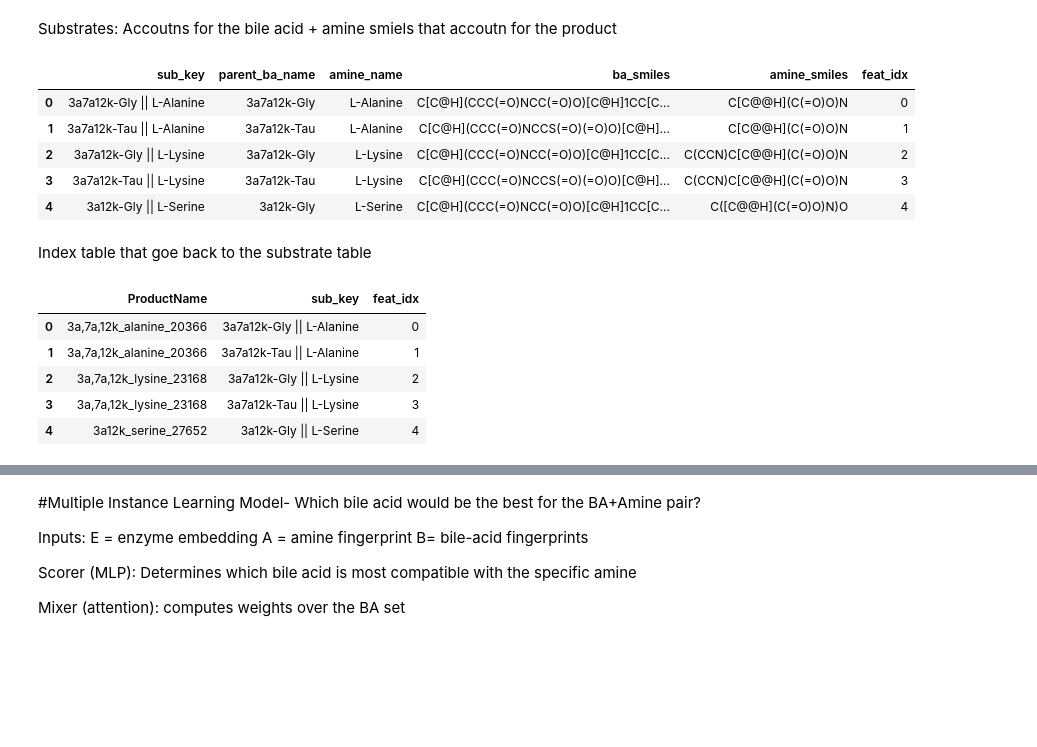
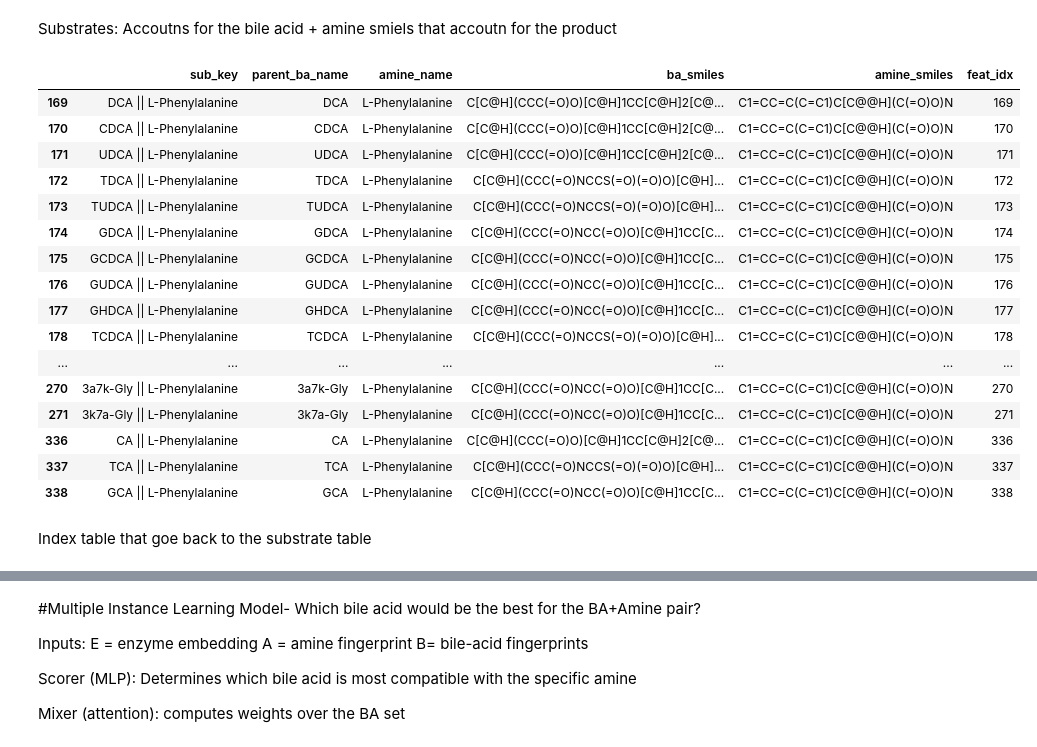
Before and after one commit to adsiordia/BSH-Model, a Jupyter notebook: BSH_conjugation_model.ipynb, the cells around one changed output, grey strips where cells are left out. Cells and saved outputs as stored; diff of their text form; code cells hidden in the pictures; blank space fills up the shorter version.

```diff
--- a/BSH_conjugation_model.ipynb
+++ b/BSH_conjugation_model.ipynb
@@ -337,23 +331,25 @@ print("Saved: group_membership_with_featidx.csv, substrates_catalog_pairs.csv, s
 Saved: group_membership_with_featidx.csv, substrates_catalog_pairs.csv, substrate_features_pairs.npz
 # %% [markdown]
 Substrates: Accoutns for the bile acid + amine smiels that accoutn for the product
-# %%
-substrates.head()
-# %% [output]
-|  | sub_key | parent_ba_name | amine_name | ba_smiles | amine_smiles | feat_idx |
-| 0 | 3a7a12k-Gly || L-Alanine | 3a7a12k-Gly | L-Alanine | C[C@H](CCC(=O)NCC(=O)O)[C@H]1CC[C... | C[C@@H](C(=O)O)N | 0 |
-| 1 | 3a7a12k-Tau || L-Alanine | 3a7a12k-Tau | L-Alanine | C[C@H](CCC(=O)NCCS(=O)(=O)O)[C@H]... | C[C@@H](C(=O)O)N | 1 |
-| 2 | 3a7a12k-Gly || L-Lysine | 3a7a12k-Gly | L-Lysine | C[C@H](CCC(=O)NCC(=O)O)[C@H]1CC[C... | C(CCN)C[C@@H](C(=O)O)N | 2 |
-| 3 | 3a7a12k-Tau || L-Lysine | 3a7a12k-Tau | L-Lysine | C[C@H](CCC(=O)NCCS(=O)(=O)O)[C@H]... | C(CCN)C[C@@H](C(=O)O)N | 3 |
-| 4 | 3a12k-Gly || L-Serine | 3a12k-Gly | L-Serine | C[C@H](CCC(=O)NCC(=O)O)[C@H]1CC[C... | C([C@@H](C(=O)O)N)O | 4 |
+# %%
+substrates[substrates.sub_key.str.contains('alanine')]
+# %% [output]
+|  | sub_key | parent_ba_name | amine_name | ba_smiles | amine_smiles | feat_idx |
+| 169 | DCA || L-Phenylalanine | DCA | L-Phenylalanine | C[C@H](CCC(=O)O)[C@H]1CC[C@H]2[C@... | C1=CC=C(C=C1)C[C@@H](C(=O)O)N | 169 |
+| 170 | CDCA || L-Phenylalanine | CDCA | L-Phenylalanine | C[C@H](CCC(=O)O)[C@H]1CC[C@H]2[C@... | C1=CC=C(C=C1)C[C@@H](C(=O)O)N | 170 |
+| 171 | UDCA || L-Phenylalanine | UDCA | L-Phenylalanine | C[C@H](CCC(=O)O)[C@H]1CC[C@H]2[C@... | C1=CC=C(C=C1)C[C@@H](C(=O)O)N | 171 |
+| 172 | TDCA || L-Phenylalanine | TDCA | L-Phenylalanine | C[C@H](CCC(=O)NCCS(=O)(=O)O)[C@H]... | C1=CC=C(C=C1)C[C@@H](C(=O)O)N | 172 |
+| 173 | TUDCA || L-Phenylalanine | TUDCA | L-Phenylalanine | C[C@H](CCC(=O)NCCS(=O)(=O)O)[C@H]... | C1=CC=C(C=C1)C[C@@H](C(=O)O)N | 173 |
+| 174 | GDCA || L-Phenylalanine | GDCA | L-Phenylalanine | C[C@H](CCC(=O)NCC(=O)O)[C@H]1CC[C... | C1=CC=C(C=C1)C[C@@H](C(=O)O)N | 174 |
+| 175 | GCDCA || L-Phenylalanine | GCDCA | L-Phenylalanine | C[C@H](CCC(=O)NCC(=O)O)[C@H]1CC[C... | C1=CC=C(C=C1)C[C@@H](C(=O)O)N | 175 |
+| 176 | GUDCA || L-Phenylalanine | GUDCA | L-Phenylalanine | C[C@H](CCC(=O)NCC(=O)O)[C@H]1CC[C... | C1=CC=C(C=C1)C[C@@H](C(=O)O)N | 176 |
+| 177 | GHDCA || L-Phenylalanine | GHDCA | L-Phenylalanine | C[C@H](CCC(=O)NCC(=O)O)[C@H]1CC[C... | C1=CC=C(C=C1)C[C@@H](C(=O)O)N | 177 |
+| 178 | TCDCA || L-Phenylalanine | TCDCA | L-Phenylalanine | C[C@H](CCC(=O)NCCS(=O)(=O)O)[C@H]... | C1=CC=C(C=C1)C[C@@H](C(=O)O)N | 178 |
+| ... | ... | ... | ... | ... | ... | ... |
+| 270 | 3a7k-Gly || L-Phenylalanine | 3a7k-Gly | L-Phenylalanine | C[C@H](CCC(=O)NCC(=O)O)[C@H]1CC[C... | C1=CC=C(C=C1)C[C@@H](C(=O)O)N | 270 |
+| 271 | 3k7a-Gly || L-Phenylalanine | 3k7a-Gly | L-Phenylalanine | C[C@H](CCC(=O)NCC(=O)O)[C@H]1CC[C... | C1=CC=C(C=C1)C[C@@H](C(=O)O)N | 271 |
+| 336 | CA || L-Phenylalanine | CA | L-Phenylalanine | C[C@H](CCC(=O)O)[C@H]1CC[C@H]2[C@... | C1=CC=C(C=C1)C[C@@H](C(=O)O)N | 336 |
+| 337 | TCA || L-Phenylalanine | TCA | L-Phenylalanine | C[C@H](CCC(=O)NCCS(=O)(=O)O)[C@H]... | C1=CC=C(C=C1)C[C@@H](C(=O)O)N | 337 |
+| 338 | GCA || L-Phenylalanine | GCA | L-Phenylalanine | C[C@H](CCC(=O)NCC(=O)O)[C@H]1CC[C... | C1=CC=C(C=C1)C[C@@H](C(=O)O)N | 338 |
 # %% [markdown]
 Index table that goe back to the substrate table
-# %%
-membership.head()
-# %% [output]
-|  | ProductName | sub_key | feat_idx |
-| 0 | 3a,7a,12k_alanine_20366 | 3a7a12k-Gly || L-Alanine | 0 |
-| 1 | 3a,7a,12k_alanine_20366 | 3a7a12k-Tau || L-Alanine | 1 |
-| 2 | 3a,7a,12k_lysine_23168 | 3a7a12k-Gly || L-Lysine | 2 |
-| 3 | 3a,7a,12k_lysine_23168 | 3a7a12k-Tau || L-Lysine | 3 |
-| 4 | 3a12k_serine_27652 | 3a12k-Gly || L-Serine | 4 |
```
Also changed, not shown: parts of 10 cells of this notebook.
